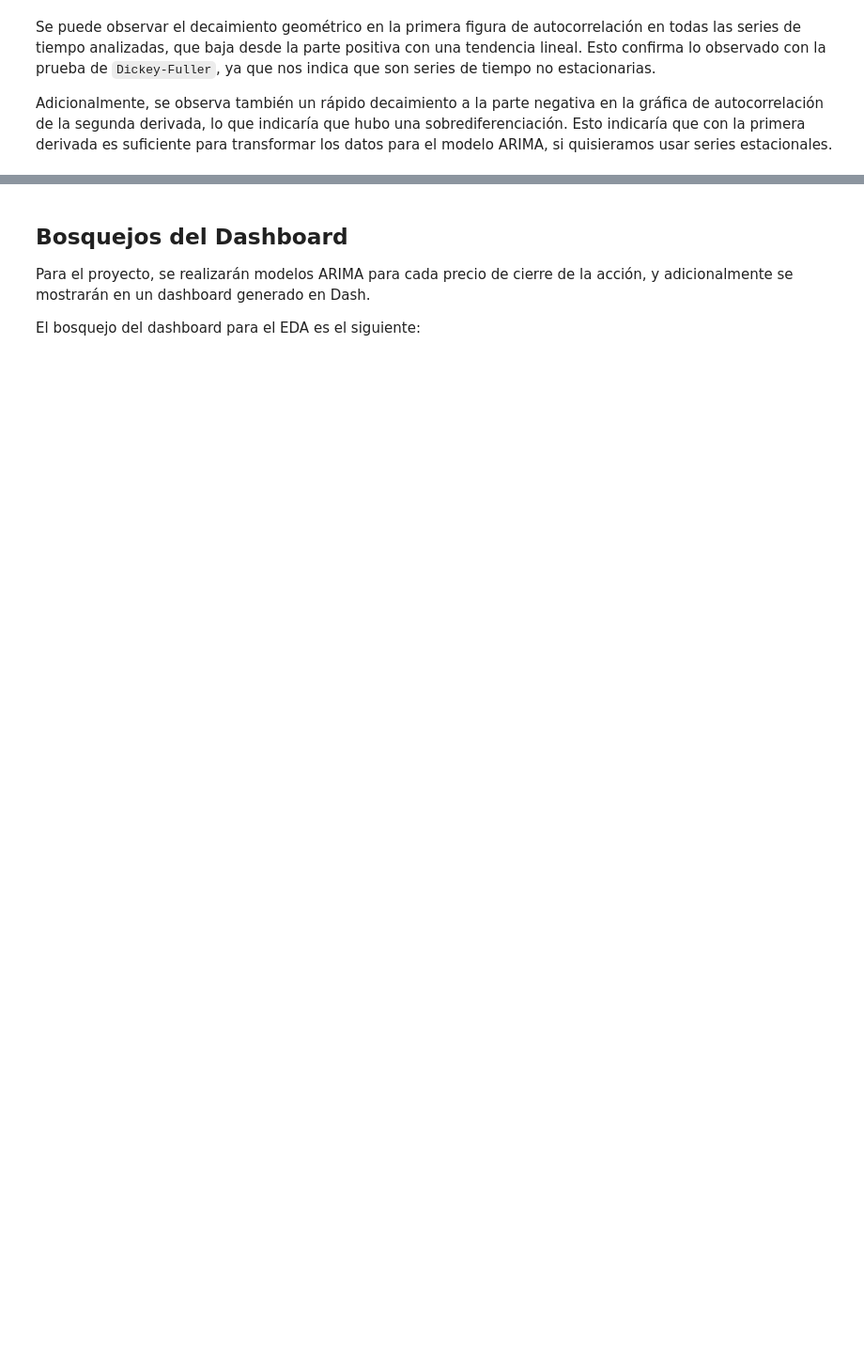
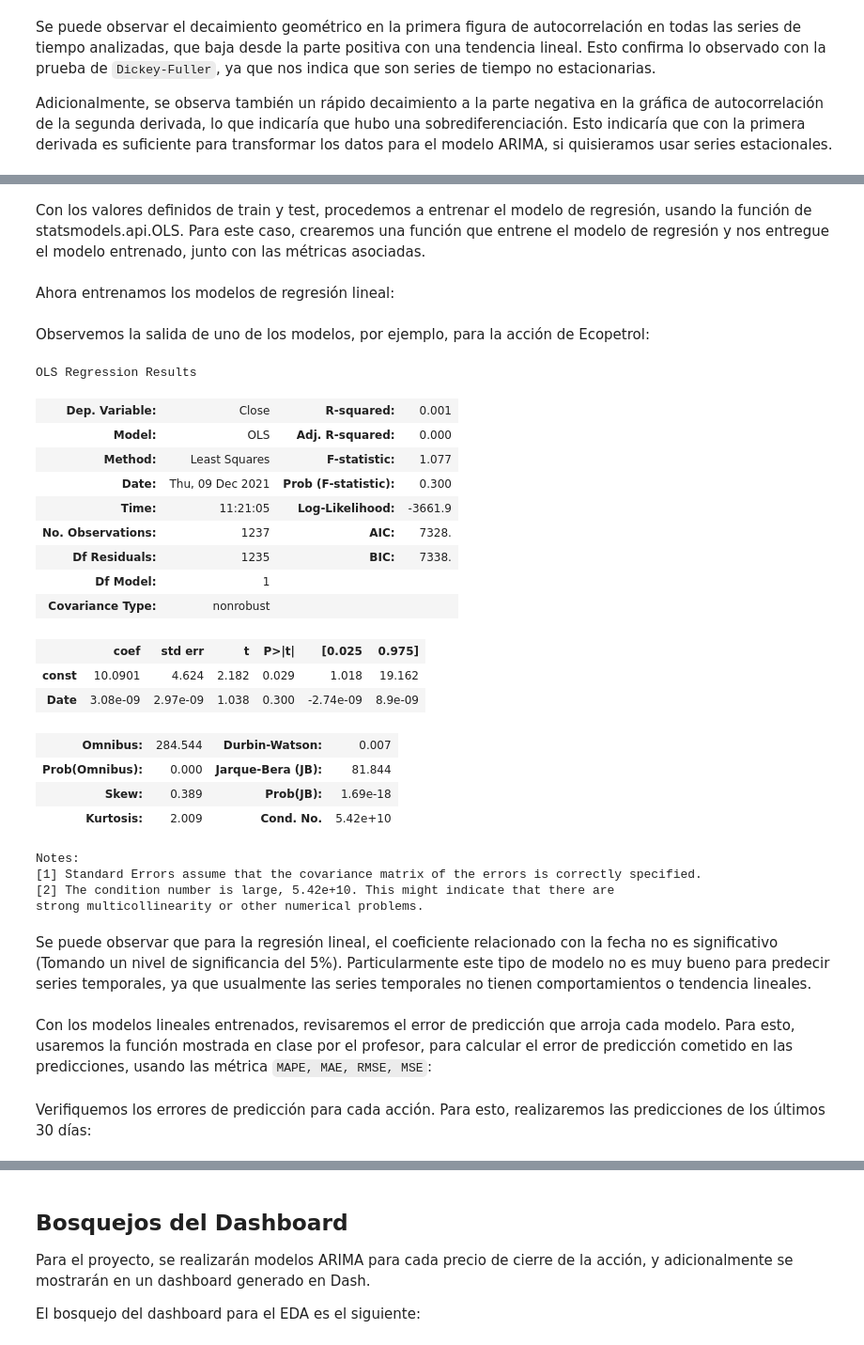
Before and after one commit to jorarcar/Visualizacion_JA_AP, a Jupyter notebook: ProyectoFinal_Python/my-book-files/EDA-book/EDA_Acciones_COL.ipynb, the cells around one changed output, grey strips where cells are left out. Shown at 94% size. Saved outputs shown, nothing was run; the diff lists cells and outputs as text; code cells hidden in the pictures; blank space fills up the shorter version.

```diff
--- a/ProyectoFinal_Python/my-book-files/EDA-book/EDA_Acciones_COL.ipynb
+++ b/ProyectoFinal_Python/my-book-files/EDA-book/EDA_Acciones_COL.ipynb
@@ -733,0 +741,23 @@ Empezemos primero con el modelo de regresión lineal. Se entrenará un modelo pa
+# %% [markdown]
+Con los valores definidos de train y test, procedemos a entrenar el modelo de regresión, usando la función de statsmodels.api.OLS. Para este caso, crearemos una función que entrene el modelo de regresión y nos entregue el modelo entrenado, junto con las métricas asociadas.
+# %%
+def OLS_temp(df, horizon):
+    #Calculando train y test size
+    n = len(df.Close); n_test = horizon # This can be changed
+    train_size = n - n_test
+
+    #Creando cada dataframe para train y test
+    train_Y = df.Close.iloc[:train_size]
+    train_X = df.Date.iloc[:train_size].apply(lambda x: int(x.timestamp()))
+    test_Y = df.Close.iloc[train_size:train_size + n_test]
+    dates_test = df.Date.iloc[train_size:train_size + n_test]
+
+    #Añadiendo la constante al modelo de regresión
+    train_X = sm.add_constant(train_X)
+
+    #Entrenando el modelo
+    model = sm.OLS(train_Y, train_X).fit()
+
+    return(train_X, train_Y, dates_test, test_Y, model)
+# %% [markdown]
+Ahora entrenamos los modelos de regresión lineal:
@@ -733,0 +778,30 @@ Empezemos primero con el modelo de regresión lineal. Se entrenará un modelo pa
+# %% [markdown]
+Observemos la salida de uno de los modelos, por ejemplo, para la acción de Ecopetrol:
+# %%
+linear_models[0][4].summary()
+# %% [output]
+OLS Regression Results
+| Dep. Variable: | Close | R-squared: | 0.001 |
+| Model: | OLS | Adj. R-squared: | 0.000 |
+| Method: | Least Squares | F-statistic: | 1.077 |
+| Date: | Thu, 09 Dec 2021 | Prob (F-statistic): | 0.300 |
+| Time: | 11:21:05 | Log-Likelihood: | -3661.9 |
+| No. Observations: | 1237 | AIC: | 7328. |
+| Df Residuals: | 1235 | BIC: | 7338. |
+| Df Model: | 1 |  |  |
+| Covariance Type: | nonrobust |  |  |
+|  | coef | std err | t | P>|t| | [0.025 | 0.975] |
+| const | 10.0901 | 4.624 | 2.182 | 0.029 | 1.018 | 19.162 |
+| Date | 3.08e-09 | 2.97e-09 | 1.038 | 0.300 | -2.74e-09 | 8.9e-09 |
+| Omnibus: | 284.544 | Durbin-Watson: | 0.007 |
+| Prob(Omnibus): | 0.000 | Jarque-Bera (JB): | 81.844 |
+| Skew: | 0.389 | Prob(JB): | 1.69e-18 |
+| Kurtosis: | 2.009 | Cond. No. | 5.42e+10 |
+Notes:
+[1] Standard Errors assume that the covariance matrix of the errors is correctly specified.
+[2] The condition number is large, 5.42e+10. This might indicate that there are
+strong multicollinearity or other numerical problems.
+# %% [markdown]
+Se puede observar que para la regresión lineal, el coeficiente relacionado con la fecha no es significativo (Tomando un nivel de significancia del 5%). Particularmente este tipo de modelo no es muy bueno para predecir series temporales, ya que usualmente las series temporales no tienen comportamientos o tendencia lineales.
+# %% [markdown]
+Con los modelos lineales entrenados, revisaremos el error de predicción que arroja cada modelo. Para esto, usaremos la función mostrada en clase por el profesor, para calcular el error de predicción cometido en las predicciones, usando las métrica `MAPE, MAE, RMSE, MSE`:
@@ -733,0 +823,2 @@ Empezemos primero con el modelo de regresión lineal. Se entrenará un modelo pa
+# %% [markdown]
+Verifiquemos los errores de predicción para cada acción. Para esto, realizaremos las predicciones de los últimos 30 días:
```
Also changed, not shown: parts of 23 cells of this notebook, 21 other files.
